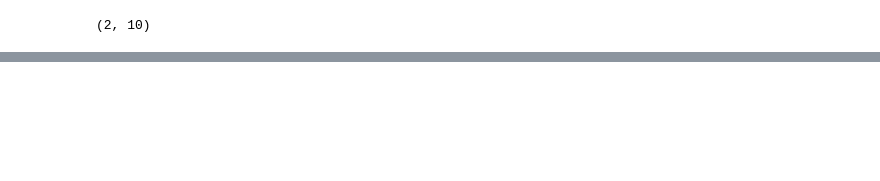
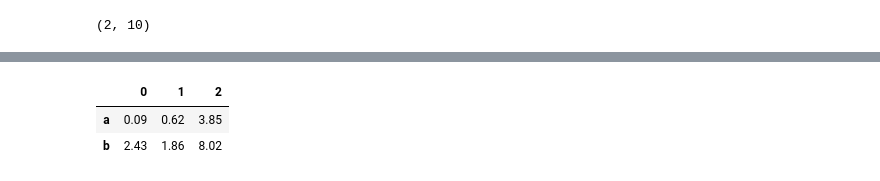
Before and after one commit to FernandoCallasaca/data_science_projects, a Jupyter notebook: 8_concat_append.ipynb, the cells around one changed output, grey strips where cells are left out. Cells and saved outputs as stored; diff of their text form; code cells hidden in the pictures; blank space fills up the shorter version.

```diff
--- a/8_concat_append.ipynb
+++ b/8_concat_append.ipynb
@@ -203,0 +204,6 @@ df1.append(df2)
+# %%
+df1.T
+# %% [output]
+|  | 0 | 1 | 2 |
+| a | 0.09 | 0.62 | 3.85 |
+| b | 2.43 | 1.86 | 8.02 |
```
Also changed, not shown: parts of 18 cells of this notebook.
